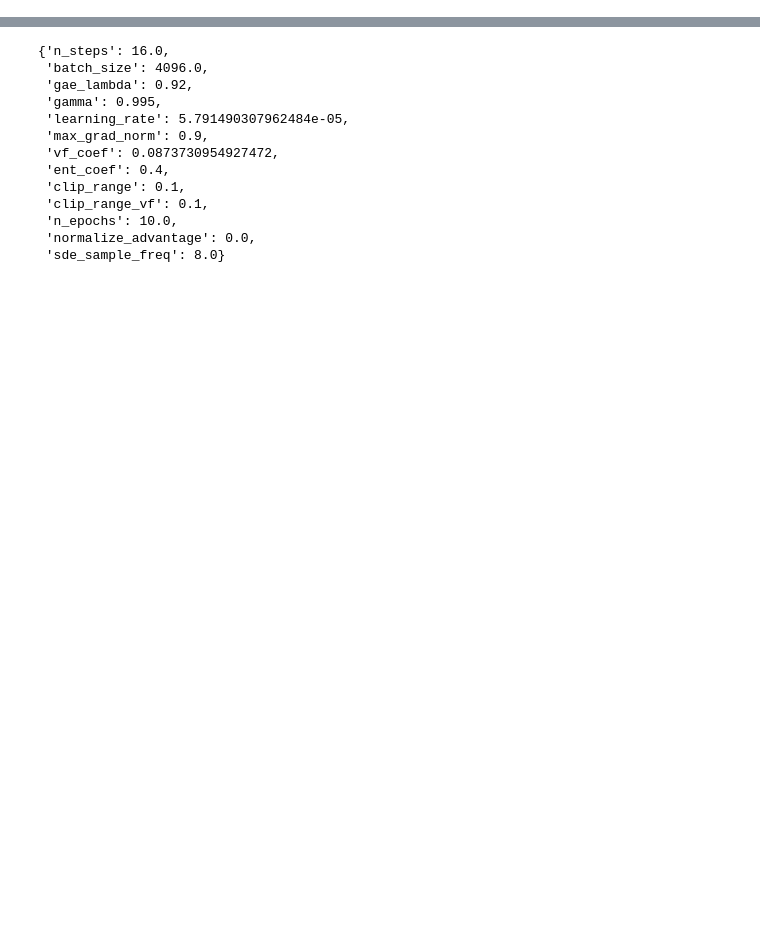
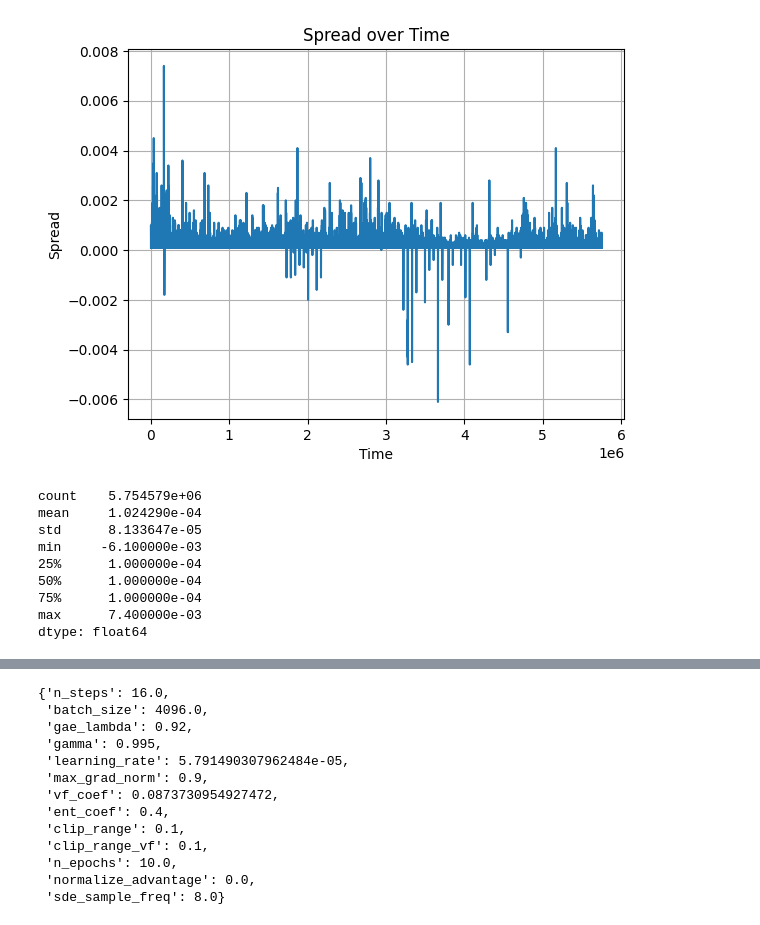
Before and after one commit to JuusoAsd/thesis, a Jupyter notebook: src/data_management/help.ipynb, the cells around one changed output, grey strips where cells are left out. Saved outputs shown, nothing was run; the diff lists cells and outputs as text; code cells hidden in the pictures; blank space fills up the shorter version.

```diff
--- a/src/data_management/help.ipynb
+++ b/src/data_management/help.ipynb
@@ -24,0 +294,35 @@ from src.data_management import get_data_by_dates
+# %%
+config = get_config('base_rolling_train_test')
+# create_date_intervals(config.rolling_test_train.start_date,
+#                       config.rolling_test_train.end_date,
+#                       0,
+#                       config.rolling_test_train.skipped_days)
+start_date = datetime.strptime(config.rolling_test_train.start_date, "%Y_%m_%d")
+end_date = datetime.strptime(config.rolling_test_train.end_date, "%Y_%m_%d")
+interval = 0
+skipped = config.rolling_test_train.skipped_days
+skipped_dates = [datetime.strptime(date, "%Y_%m_%d") for date in skipped]
+
+date_ranges = create_date_intervals(start_date, end_date, interval, skipped_dates)
+raw_data = get_data_by_date_list(date_ranges).reset_index(drop=True)
+# %%
+spread = raw_data['best_ask'] - raw_data['best_bid']
+
+plt.plot(spread)
+plt.xlabel('Time')
+plt.ylabel('Spread')
+plt.title('Spread over Time')
+plt.grid(True)
+plt.show()
+spread.describe()
+# %% [output]
+[figure, added]
+count    5.754579e+06
+mean     1.024290e-04
+std      8.133647e-05
+min     -6.100000e-03
+25%      1.000000e-04
+50%      1.000000e-04
+75%      1.000000e-04
+max      7.400000e-03
+dtype: float64
```
Also changed, not shown: parts of 59 cells of this notebook, 22 other files.
